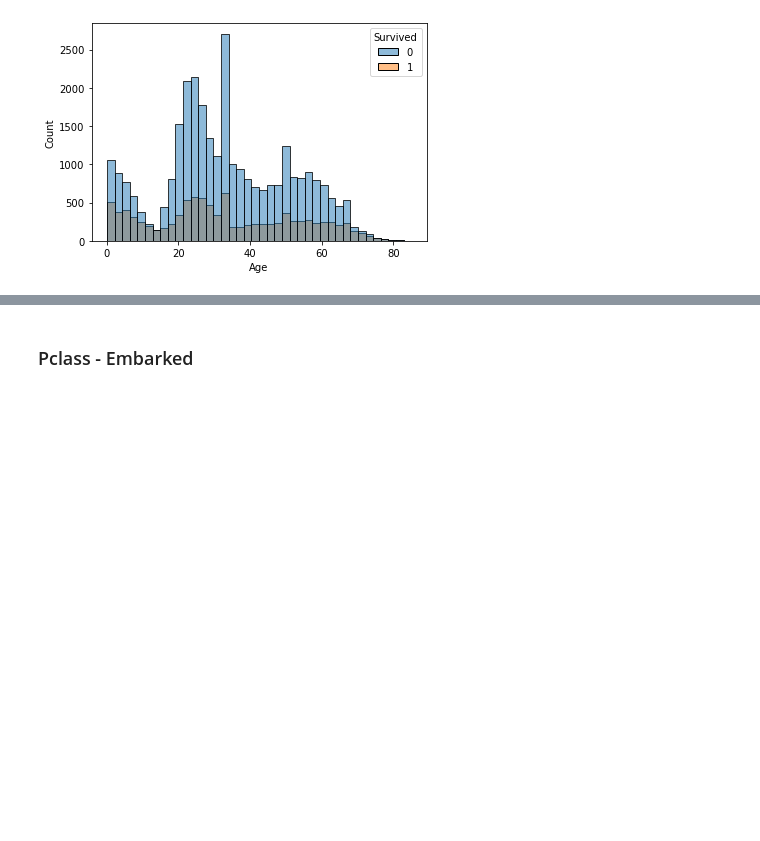
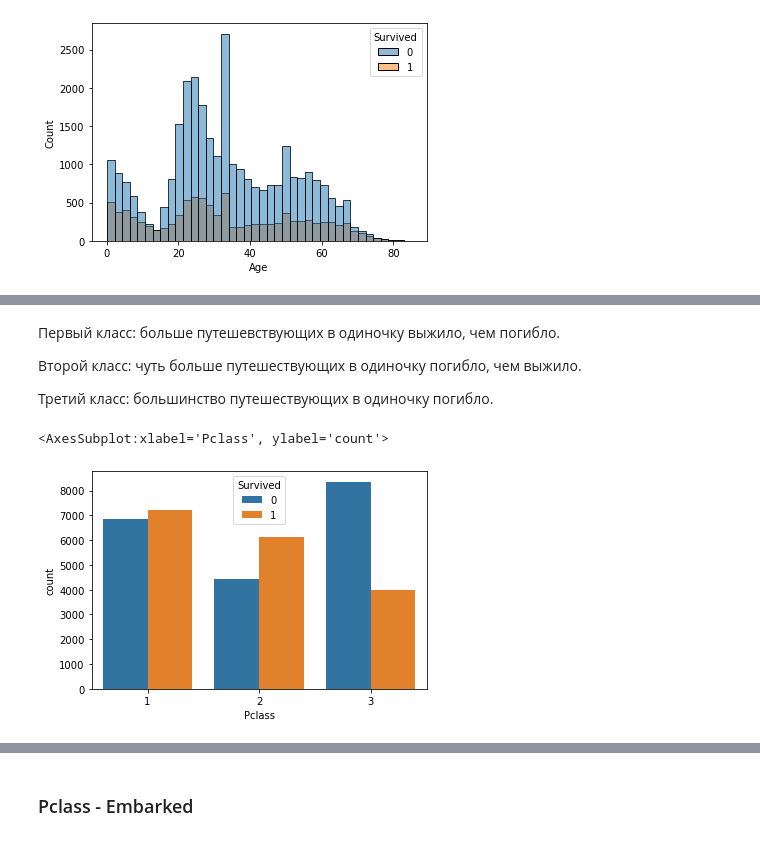
Before and after one commit to masha-mcr/ml-intro-EDA, a Jupyter notebook: Titanic_Dataset_EDA.ipynb, the cells around one changed output, grey strips where cells are left out. Drawn from its saved outputs; the diff is of its cells as text; code cells hidden in the pictures; blank space fills up the shorter version.

```diff
--- a/Titanic_Dataset_EDA.ipynb
+++ b/Titanic_Dataset_EDA.ipynb
@@ -696,0 +691,11 @@ sns.histplot(x='Age', hue='Survived', bins = 40, data=titanic_data[titanic_data[
+# %% [markdown]
+Первый класс: больше путешевствующих в одиночку выжило, чем погибло.
+
+Второй класс: чуть больше путешествующих в одиночку погибло, чем выжило.
+
+Третий класс: большинство путешествующих в одиночку погибло.
+# %%
+sns.countplot(x='Pclass', hue='Survived', data=titanic_data[(titanic_data['FemMem'] >= 1) & (titanic_data['FemMem'] <= 5)])
+# %% [output]
+<AxesSubplot:xlabel='Pclass', ylabel='count'>
+[figure, added]
```
Also changed, not shown: parts of 20 cells of this notebook.
